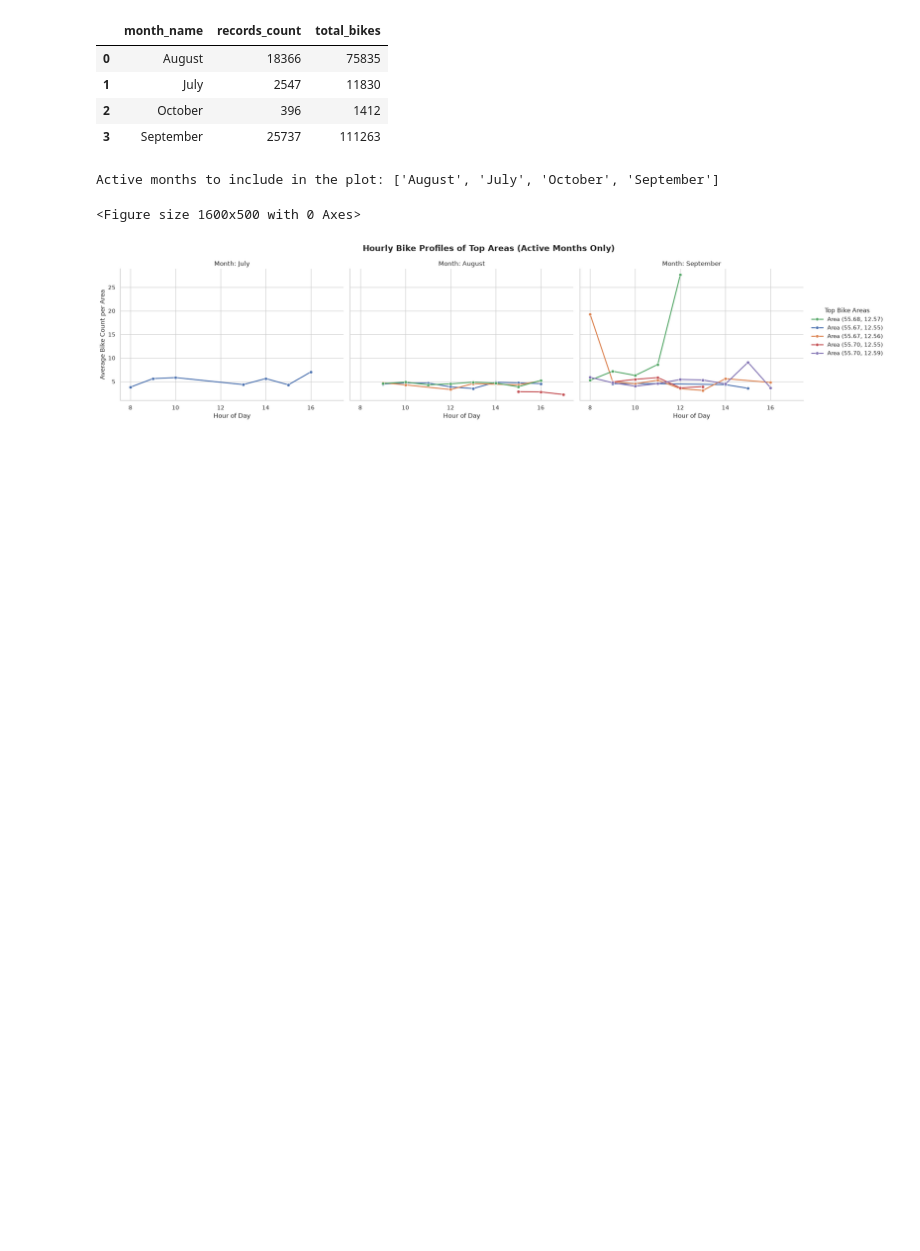
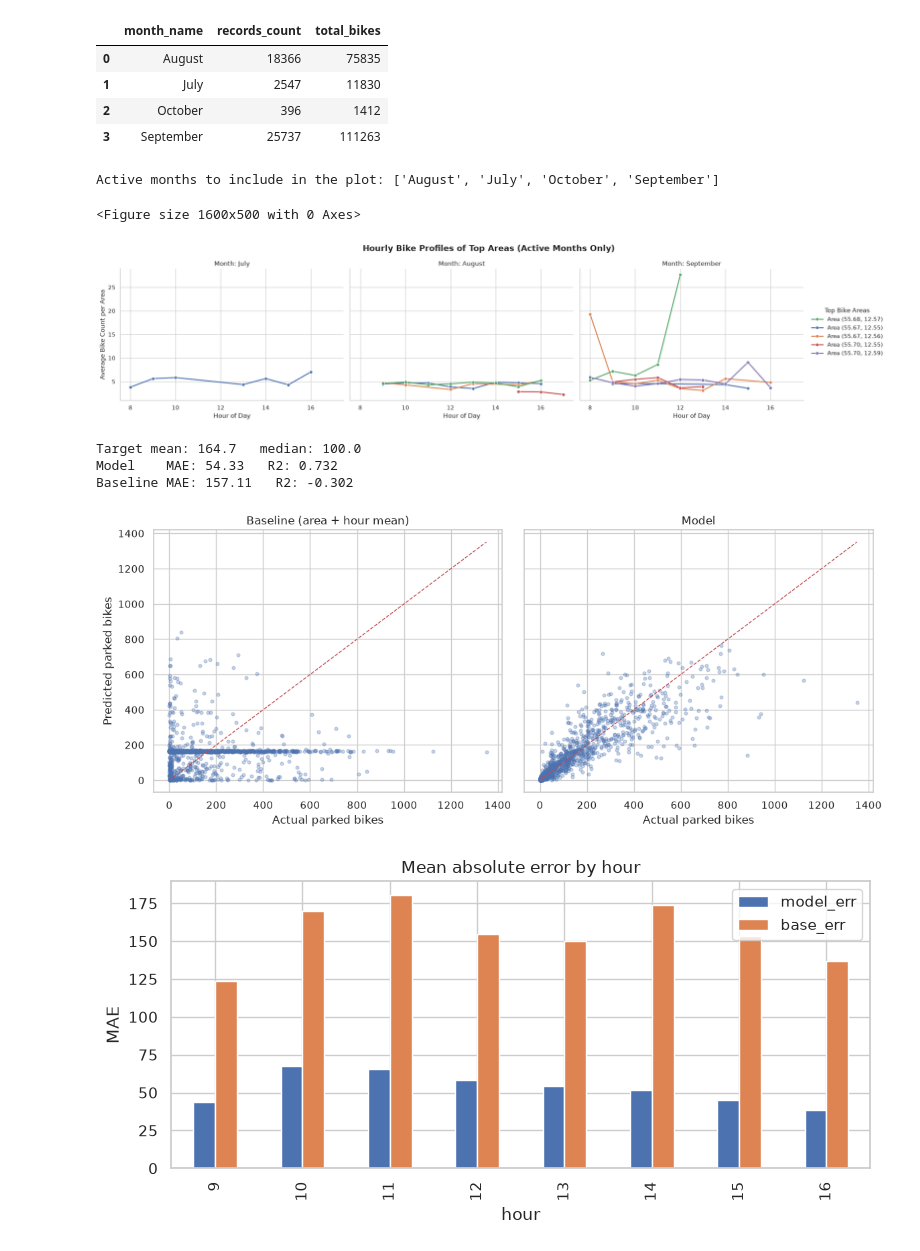
Before and after one commit to Flurry58/BigDataProject, a Jupyter notebook: Main(1).ipynb, the cells around one changed output. Cells and saved outputs as stored; diff of their text form; code cells hidden in the pictures; blank space fills up the shorter version.

Commit message:
new data

```diff
--- a/Main(1).ipynb
+++ b/Main(1).ipynb
@@ -248,3 +248,68 @@ plt.show()
 Active months to include in the plot: ['August', 'July', 'October', 'September']
 <Figure size 1600x500 with 0 Axes>
 [figure]
+# %%
+import numpy as np
+import matplotlib.pyplot as plt
+from sklearn.ensemble import HistGradientBoostingRegressor
+from sklearn.model_selection import GroupKFold, cross_val_predict
+from sklearn.metrics import mean_absolute_error, r2_score
+
+# --- Data ---
+df['weekday_num'] = df['oprettet_dt'].dt.weekday
+
+agg = (df[df['hour'].between(9, 16)]
+         .groupby(['taelleomra', 'date_only', 'hour'])
+         .agg(bikes=('cykel_sum', 'sum'),
+              n_records=('cykel_sum', 'count'),
+              lat=('latitude', 'mean'),
+              lon=('longitude', 'mean'),
+              weekday=('weekday_num', 'first'),
+              month=('month', 'first'))
+         .reset_index())
+
+agg['area'] = agg['taelleomra'].astype('category')
+features = ['area', 'lat', 'lon', 'hour', 'weekday', 'month', 'n_records']
+X, y, groups = agg[features], agg['bikes'], agg['date_only']
+
+model = HistGradientBoostingRegressor(loss='poisson', categorical_features='from_dtype',
+                                      max_iter=300, learning_rate=0.05)
+
+# --- Evaluation ---
+cv = GroupKFold(n_splits=5)
+pred = cross_val_predict(model, X, y, cv=cv, groups=groups)
+
+base_pred = np.full(len(y), np.nan)
+for tr, te in cv.split(X, y, groups):
+    tbl = agg.iloc[tr].groupby(['taelleomra', 'hour'])['bikes'].mean()
+    key = agg.iloc[te].set_index(['taelleomra', 'hour']).index
+    base_pred[te] = tbl.reindex(key).fillna(y.iloc[tr].mean()).values
+
+print(f"Target mean: {y.mean():.1f}   median: {y.median():.1f}")
+print(f"Model    MAE: {mean_absolute_error(y, pred):.2f}   R2: {r2_score(y, pred):.3f}")
+print(f"Baseline MAE: {mean_absolute_error(y, base_pred):.2f}   R2: {r2_score(y, base_pred):.3f}")
+
+# --- Plots ---
+fig, axes = plt.subplots(1, 2, figsize=(12, 5), sharex=True, sharey=True)
+lim = max(y.max(), pred.max(), base_pred.max())
+for ax, p, title in zip(axes, [base_pred, pred], ['Baseline (area + hour mean)', 'Model']):
+    ax.scatter(y, p, alpha=0.3, s=12)
+    ax.plot([0, lim], [0, lim], 'r--', lw=1)
+    ax.set_title(title)
+    ax.set_xlabel('Actual parked bikes')
+axes[0].set_ylabel('Predicted parked bikes')
+plt.tight_layout()
+plt.show()
+
+err = (agg.assign(model_err=np.abs(y - pred), base_err=np.abs(y - base_pred))
+          .groupby('hour')[['model_err', 'base_err']].mean())
+err.plot(kind='bar', figsize=(8, 4), title='Mean absolute error by hour')
+plt.ylabel('MAE')
+plt.tight_layout()
+plt.show()
+# %% [output]
+Target mean: 164.7   median: 100.0
+Model    MAE: 54.33   R2: 0.732
+Baseline MAE: 157.11   R2: -0.302
+[figure, added]
+[figure, added]
```
Also changed, not shown: parts of 1 cell of this notebook, 3 other files.
